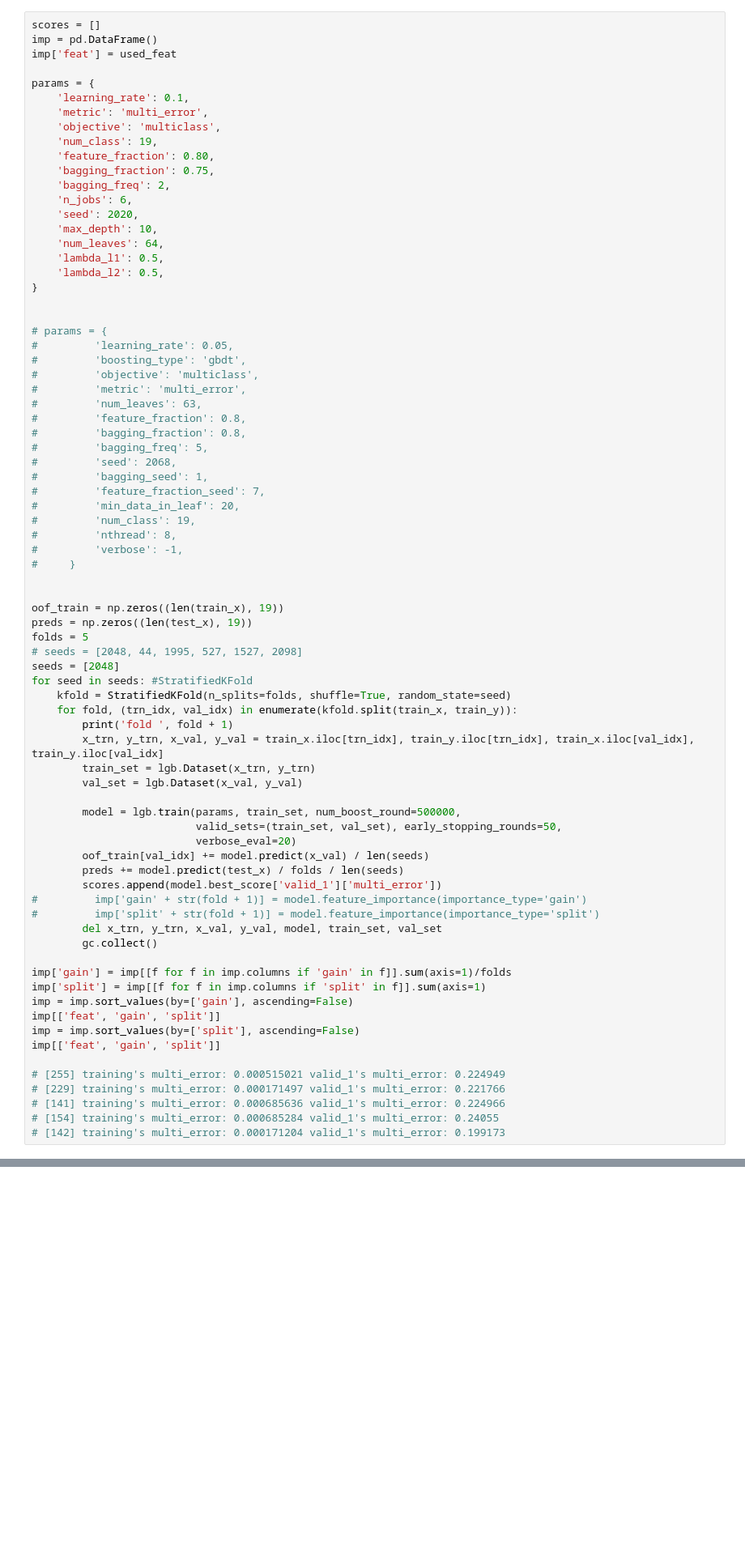
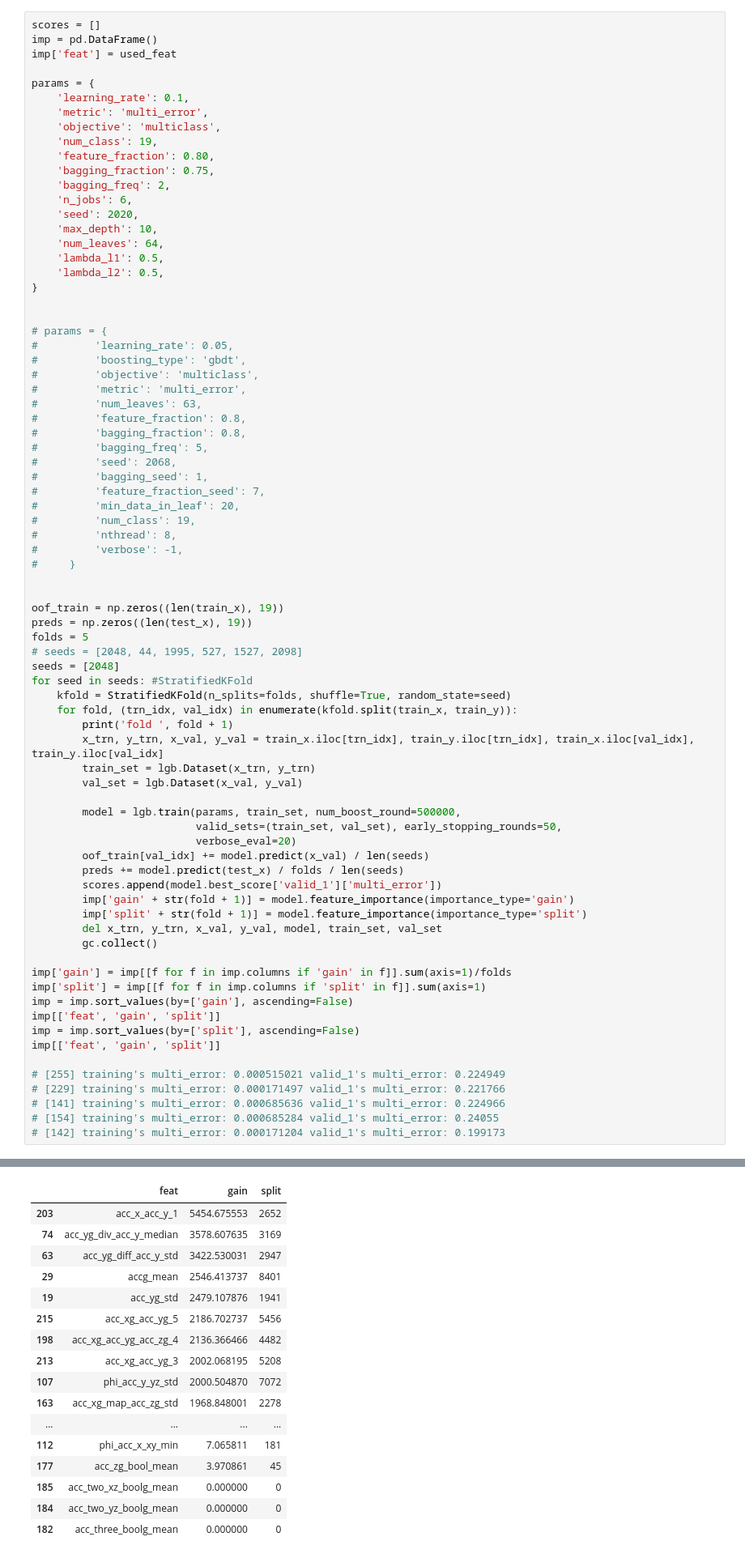
Before and after one commit to BruceDGit/Cellphone-Behavior, a Jupyter notebook: trys/lgb737.ipynb, the cells around one changed output, grey strips where cells are left out. Shown: that part at 81% size. Drawn from its saved outputs; the diff is of its cells as text; blank space fills up the shorter version.

```diff
--- a/trys/lgb737.ipynb
+++ b/trys/lgb737.ipynb
@@ -467,8 +476,8 @@ for seed in seeds: #StratifiedKFold
         oof_train[val_idx] += model.predict(x_val) / len(seeds)
         preds += model.predict(test_x) / folds / len(seeds)
         scores.append(model.best_score['valid_1']['multi_error'])
-#         imp['gain' + str(fold + 1)] = model.feature_importance(importance_type='gain')
-#         imp['split' + str(fold + 1)] = model.feature_importance(importance_type='split')
+        imp['gain' + str(fold + 1)] = model.feature_importance(importance_type='gain')
+        imp['split' + str(fold + 1)] = model.feature_importance(importance_type='split')
         del x_trn, y_trn, x_val, y_val, model, train_set, val_set
         gc.collect()
 
@@ -484,3 +493,4 @@ imp[['feat', 'gain', 'split']]
 # [141]	training's multi_error: 0.000685636	valid_1's multi_error: 0.224966
 # [154]	training's multi_error: 0.000685284	valid_1's multi_error: 0.24055
 # [142]	training's multi_error: 0.000171204	valid_1's multi_error: 0.199173
+# %% [output]
@@ -486,0 +581,17 @@ imp[['feat', 'gain', 'split']]
+|  | feat | gain | split |
+| 203 | acc_x_acc_y_1 | 5454.675553 | 2652 |
+| 74 | acc_yg_div_acc_y_median | 3578.607635 | 3169 |
+| 63 | acc_yg_diff_acc_y_std | 3422.530031 | 2947 |
+| 29 | accg_mean | 2546.413737 | 8401 |
+| 19 | acc_yg_std | 2479.107876 | 1941 |
+| 215 | acc_xg_acc_yg_5 | 2186.702737 | 5456 |
+| 198 | acc_xg_acc_yg_acc_zg_4 | 2136.366466 | 4482 |
+| 213 | acc_xg_acc_yg_3 | 2002.068195 | 5208 |
+| 107 | phi_acc_y_yz_std | 2000.504870 | 7072 |
+| 163 | acc_xg_map_acc_zg_std | 1968.848001 | 2278 |
+| ... | ... | ... | ... |
+| 112 | phi_acc_x_xy_min | 7.065811 | 181 |
+| 177 | acc_zg_bool_mean | 3.970861 | 45 |
+| 185 | acc_two_xz_boolg_mean | 0.000000 | 0 |
+| 184 | acc_two_yz_boolg_mean | 0.000000 | 0 |
+| 182 | acc_three_boolg_mean | 0.000000 | 0 |
```
Also changed, not shown: parts of 12 cells of this notebook, 5 other files.
